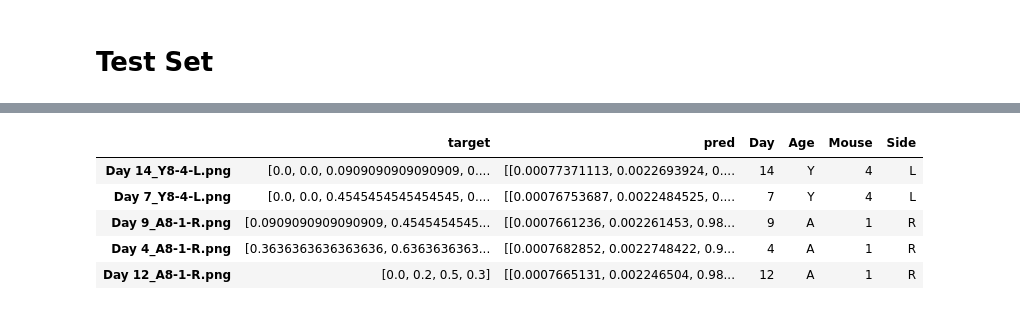
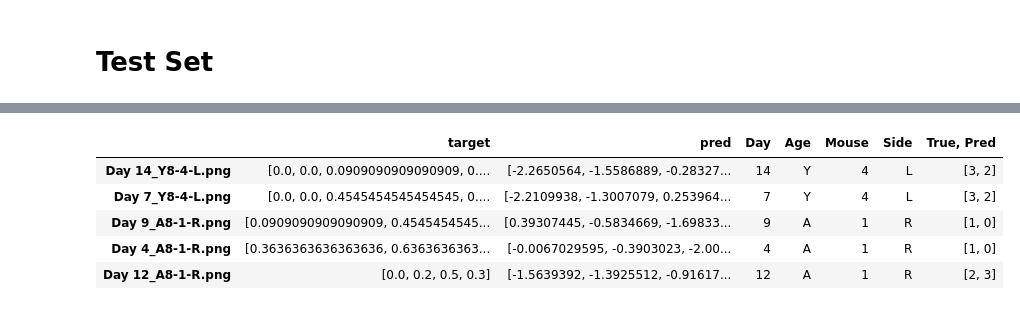
Before and after one commit to gopojiman/Explainable_Wound_Classification, a Jupyter notebook: CMSF-KM tests.ipynb, the cells around one changed output, grey strips where cells are left out. Saved outputs shown, nothing was run; the diff lists cells and outputs as text; code cells hidden in the pictures.

```diff
--- a/CMSF-KM tests.ipynb
+++ b/CMSF-KM tests.ipynb
@@ -969,0 +1187,2 @@ array([0.18181818, 0.09090909, 0.54545455, 0.18181818])
+# %%
+epoch = '100'
@@ -1031,0 +1239,12 @@ test_dataset = Image_Dataset(
+# %%
+test_loader, samples = get_val_loader(
+    root_path + 'Split_images',
+    lambda x: labels_df.loc[x].to_numpy(),
+    2,
+    test=True)
+# %%
+cpkt = torch.load(root_path + 'outputs/' + train_folder_name + 'eval_2_' + epoch + '/model_best.pth.tar')
+backbone = cpkt['backbone']
+linear = cpkt['linear']
+print(cpkt['best_acc1'])
+print(cpkt['epoch'])
@@ -1052,0 +1266,15 @@ with torch.no_grad():
+# %%
+preds, names, labels = None, None, None
+
+with torch.no_grad():
+    for indices, images, labels in test_loader:
+        preds = linear(backbone(images)).cpu().numpy()
+        names = np.array([x.split('/')[-1] for x in samples])
+        labels = labels.numpy()
+
+df = pd.DataFrame(index=names)
+preds = [list(x) for x in preds]
+labels = [list(x) for x in labels]
+df['target'] = labels
+df['pred'] = preds
+df.head()
@@ -1053,18 +1288,18 @@ with torch.no_grad():
 # %%
-df = pd.DataFrame(results).T
 props = df.index.map(lambda x: re.match('^Day (\d+)_(Y|A)8-(\d)-(L|R)', x).groups())
 df['Day'] = props.map(lambda x: int(x[0]))
 df['Age'] = props.map(lambda x: x[1])
 df['Mouse'] = props.map(lambda x: int(x[2]))
 df['Side'] = props.map(lambda x: x[3])
+df['True, Pred'] = (df.index.map(lambda x: [np.argmax(df.loc[x]['target']), np.argmax(df.loc[x]['pred'])]))
 df.head()
 # %% [output]
-|  | target | pred | Day | Age | Mouse | Side |
-| Day 14_Y8-4-L.png | [0.0, 0.0, 0.0909090909090909, 0.... | [[0.00077371113, 0.0022693924, 0.... | 14 | Y | 4 | L |
-| Day 7_Y8-4-L.png | [0.0, 0.0, 0.4545454545454545, 0.... | [[0.00076753687, 0.0022484525, 0.... | 7 | Y | 4 | L |
-| Day 9_A8-1-R.png | [0.0909090909090909, 0.4545454545... | [[0.0007661236, 0.002261453, 0.98... | 9 | A | 1 | R |
-| Day 4_A8-1-R.png | [0.3636363636363636, 0.6363636363... | [[0.0007682852, 0.0022748422, 0.9... | 4 | A | 1 | R |
-| Day 12_A8-1-R.png | [0.0, 0.2, 0.5, 0.3] | [[0.0007665131, 0.002246504, 0.98... | 12 | A | 1 | R |
+|  | target | pred | Day | Age | Mouse | Side | True, Pred |
+| Day 14_Y8-4-L.png | [0.0, 0.0, 0.0909090909090909, 0.... | [-2.2650564, -1.5586889, -0.28327... | 14 | Y | 4 | L | [3, 2] |
+| Day 7_Y8-4-L.png | [0.0, 0.0, 0.4545454545454545, 0.... | [-2.2109938, -1.3007079, 0.253964... | 7 | Y | 4 | L | [3, 2] |
+| Day 9_A8-1-R.png | [0.0909090909090909, 0.4545454545... | [0.39307445, -0.5834669, -1.69833... | 9 | A | 1 | R | [1, 0] |
+| Day 4_A8-1-R.png | [0.3636363636363636, 0.6363636363... | [-0.0067029595, -0.3903023, -2.00... | 4 | A | 1 | R | [1, 0] |
+| Day 12_A8-1-R.png | [0.0, 0.2, 0.5, 0.3] | [-1.5639392, -1.3925512, -0.91617... | 12 | A | 1 | R | [2, 3] |
 # %%
 young_df = df[df.Age == 'Y']
 young_df.sort_values('Day')
```
Also changed, not shown: parts of 34 cells of this notebook.
